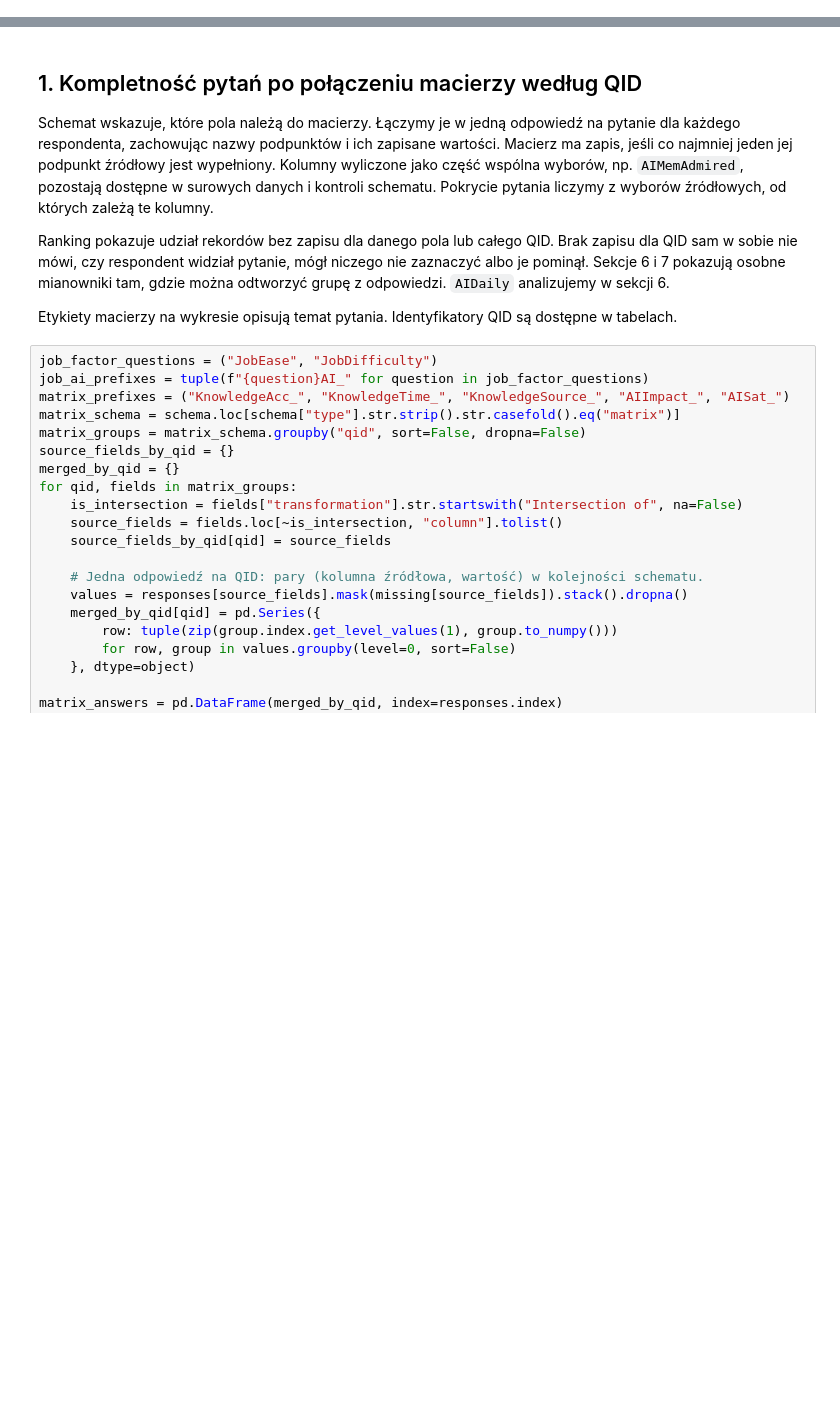
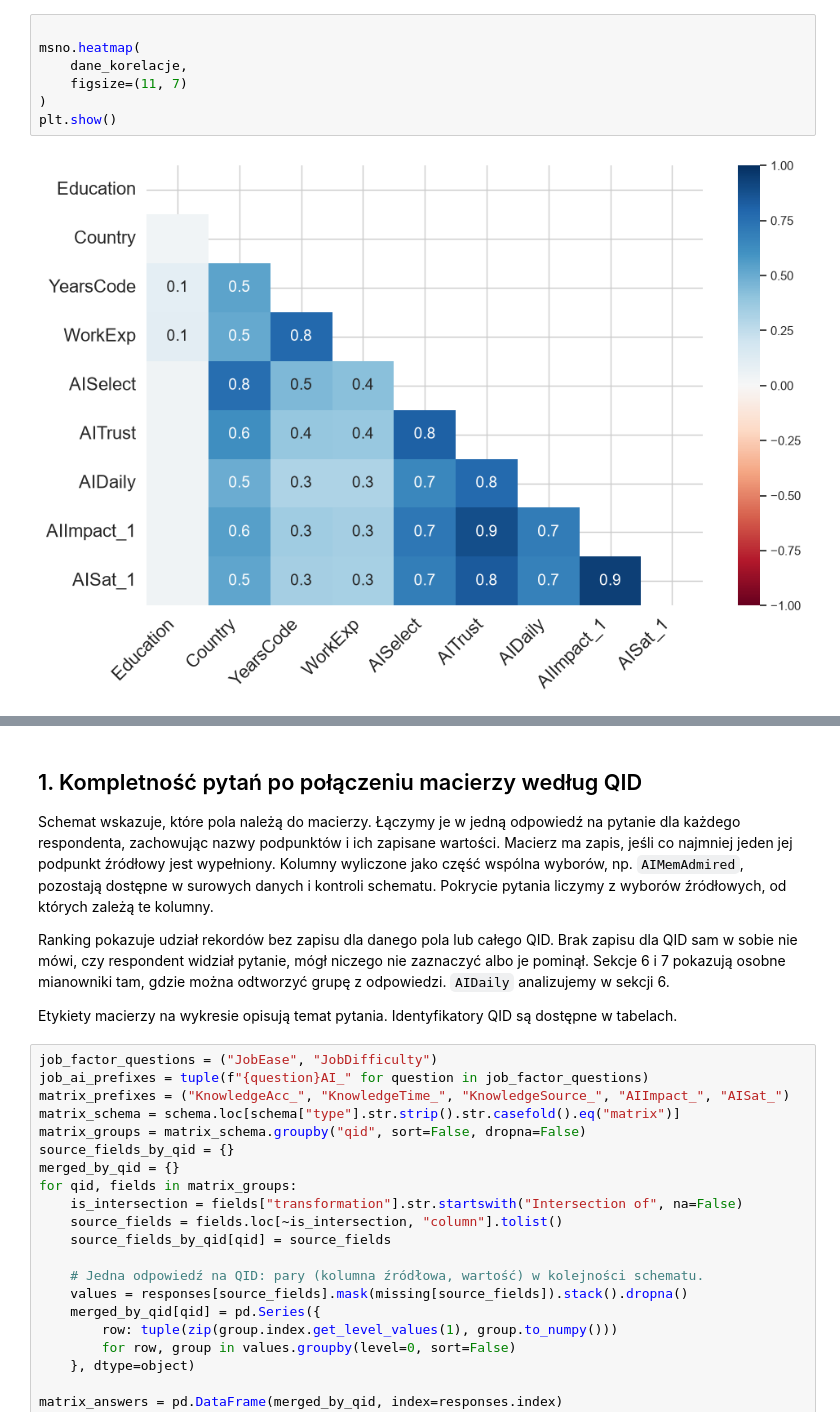
Before and after one commit to jlabuda191/AD_Python_Stack2026, a Jupyter notebook: notebooks/03_analiza_brakow_2026.ipynb, the cells around one changed output, grey strips where cells are left out. Drawn from its saved outputs; the diff is of its cells as text; blank space fills up the shorter version.

```diff
--- a/notebooks/03_analiza_brakow_2026.ipynb
+++ b/notebooks/03_analiza_brakow_2026.ipynb
@@ -49,0 +132,9 @@ Rekordy: 30,903 | Kolumny: 212
+# %%
+
+msno.heatmap(
+    dane_korelacje,
+    figsize=(11, 7)
+)
+plt.show()
+# %% [output]
+[figure, added]
```
Also changed, not shown: parts of 25 cells of this notebook, 4 other files.
